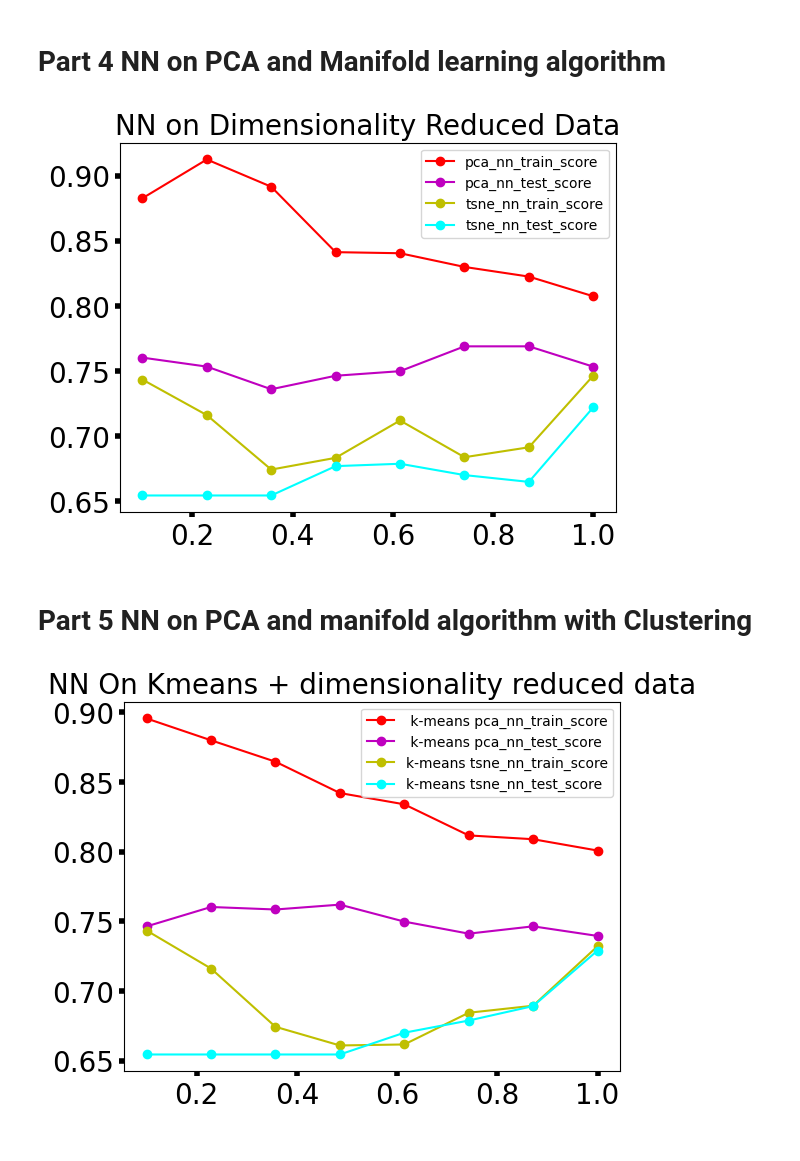
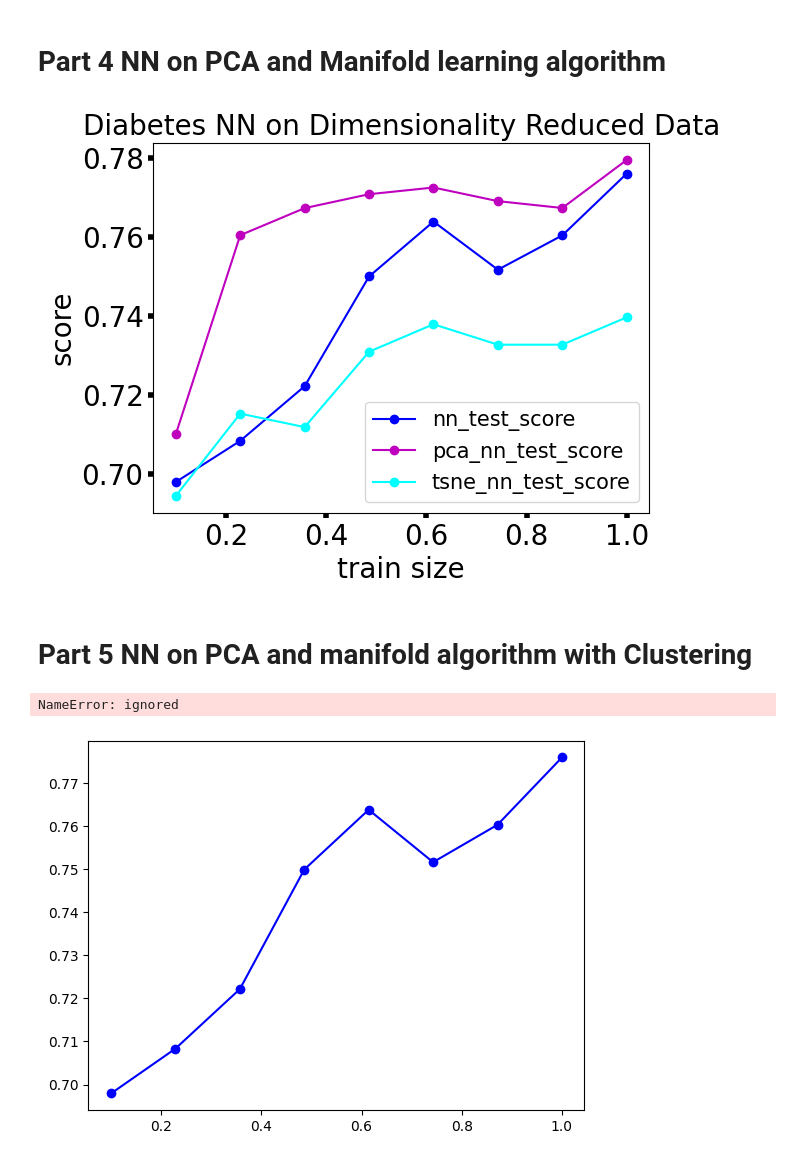
Before and after one commit to mlin3happy/ML-Learning, a Jupyter notebook: Unsupervised_Learning_Diabetes.ipynb, the cells around one changed output. Saved outputs shown, nothing was run; the diff lists cells and outputs as text; code cells hidden in the pictures.

```diff
--- a/Unsupervised_Learning_Diabetes.ipynb
+++ b/Unsupervised_Learning_Diabetes.ipynb
@@ -423,6 +476,7 @@ def NN_learner(x_train, x_test,y_train,y_test):
   dump(NNmodel,"model.joblib")
   estimator=load("model.joblib")
   NNmodel.fit(x_train,y_train)
+  test_loss=NNmodel.loss_curve_
   y_train_prediction=NNmodel.predict(x_train)
   y_test_prediction=NNmodel.predict(x_test)
   cross_validation_score=cross_val_score(NNmodel,X,y,cv=5).mean()
@@ -433,55 +487,67 @@ def NN_learner(x_train, x_test,y_train,y_test):
   train_score_mean=np.mean(train_score, axis=1)
   test_score_mean=valid_score.mean(axis=1)
 
-  return(train_score_mean,test_score_mean)
+  return(train_score_mean,test_score_mean, test_loss)
 # %%
 df=pd.read_csv("https://raw.githubusercontent.com/plotly/datasets/master/diabetes.csv", delimiter=",")
 df.dropna(inplace=True)
 X=df.drop(columns=['Outcome'])
+y=df['Outcome']
+scaler=StandardScaler()
+X_scaled=scaler.fit_transform(X)
+x_dataframe=pd.DataFrame(data=X_scaled, columns=df.columns[1:])
+x_train,x_test,y_train,y_test=train_test_split(x_dataframe,y,test_size=0.25, random_state=42)
 
-y=df['Outcome']
-x_train,x_test,y_train,y_test=train_test_split(X,y,test_size=0.25, random_state=42)
+
 data=x_train
 pca=PCA(random_state=42)
-pca_result=pca.fit_transform(X)
+pca_result=pca.fit_transform(x_dataframe)
 pca_df=pd.DataFrame(data=pca_result, columns=X.columns)
 pca_df_nn=pd.concat([pca_df,y], axis=1)
 X=pca_df_nn.drop(columns=['Outcome'])
 y=pca_df_nn['Outcome']
 x_train,x_test,y_train,y_test=train_test_split(X,y,test_size=0.25, random_state=42)
-pca_nn_train_score,pca_nn_test_score=NN_learner(x_train,x_test,y_train,y_test)
+pca_nn_train_score,pca_nn_test_scor, pca_loss=NN_learner(x_train,x_test,y_train,y_test)
 # print(pca_nn)
 # %%
 df=pd.read_csv("https://raw.githubusercontent.com/plotly/datasets/master/diabetes.csv", delimiter=",")
 df.dropna(inplace=True)
 X=df.drop(columns=['Outcome'])
+y=df['Outcome']
+X=scaler.fit_transform(X)
+x_dataframe=pd.DataFrame(data=X, columns=df.columns[1:])
+x_train,x_test,y_train,y_test=train_test_split(x_dataframe,y,test_size=0.25, random_state=42)
+nn_train_score,nn_test_score, nn_loss=NN_learner(x_train,x_test,y_train,y_test)
 
-y=df['Outcome']
-x_train,x_test,y_train,y_test=train_test_split(X,y,test_size=0.25, random_state=42)
+
 data=x_train
 from sklearn.manifold import TSNE
 tsne=TSNE(n_components=3, perplexity=300)
-tsne_result=tsne.fit_transform(X)
+tsne_result=tsne.fit_transform(x_dataframe)
 
 tsne_df=pd.DataFrame(data=tsne_result)
 tsne_df_nn=pd.concat([tsne_df,y], axis=1)
 X=tsne_df_nn.drop(columns=['Outcome'])
 y=tsne_df_nn['Outcome']
 x_train,x_test,y_train,y_test=train_test_split(X,y,test_size=0.25, random_state=42)
-tsne_nn_train_score,tsne_nn_test_score=NN_learner(x_train,x_test,y_train,y_test)
+tsne_nn_train_score,tsne_nn_test_score, tsne_loss=NN_learner(x_train,x_test,y_train,y_test)
 # %%
 train_sizes=np.linspace(0.1,1.0,8)
+# plt.plot(train_sizes, nn_train_score, marker='o', label='nn_train_score', c='g')
+plt.plot(train_sizes, nn_test_score, marker='o', label='nn_test_score', c='b')
 
-plt.plot(train_sizes, pca_nn_train_score, marker='o', label='pca_nn_train_score', c='r')
-plt.plot(train_sizes, pca_nn_test_score, marker='o', label='pca_nn_test_score', c='m')
-plt.plot(train_sizes, tsne_nn_train_score, marker='o', label='tsne_nn_train_score', c='y')
+# plt.plot(train_sizes, pca_nn_train_score, marker='o', label='pca_nn_train_score', c='r')
+plt.plot(train_sizes, pca_nn_test_scor, marker='o', label='pca_nn_test_score', c='m')
+# plt.plot(train_sizes, tsne_nn_train_score, marker='o', label='tsne_nn_train_score', c='y')
 plt.plot(train_sizes, tsne_nn_test_score, marker='o', label='tsne_nn_test_score', c='cyan')
-plt.legend()
+plt.xlabel("train size", fontsize=20)
+plt.ylabel("score", fontsize=20)
+plt.legend(fontsize=15)
 plt.tick_params(labelsize=20, width=4)
-plt.title("NN on Dimensionality Reduced Data", fontsize=20)
+plt.title("Diabetes NN on Dimensionality Reduced Data", fontsize=20)
 plt.show()
 # %% [output]
-[figure, old version]
+[figure, new version]
 # %% [markdown]
 # Part 5 NN on PCA and manifold algorithm with **Clustering**
 # %%
@@ -577,13 +648,16 @@ gmm_pca_nn_train_score,gmm_pca_nn_test_score=NN_learner(x_train,x_test,y_train,y
 # %%
 train_sizes=np.linspace(0.1,1.0,8)
-plt.plot(train_sizes, kmeans_pca_nn_train_score, marker='o', label=' k-means pca_nn_train_score', c='r')
+
+plt.plot(train_sizes, nn_test_score, marker='o', label='nn_test_score', c='b')
+
 plt.plot(train_sizes, kmeans_pca_nn_test_score, marker='o', label=' k-means pca_nn_test_score', c='m')
-plt.plot(train_sizes, kmeans_tsne_nn_train_score, marker='o', label='k-means tsne_nn_train_score', c='y')
+
 plt.plot(train_sizes, kmeans_tsne_nn_test_score, marker='o', label='k-means tsne_nn_test_score', c='cyan')
-plt.legend()
+plt.legend(fontsize=15)
 plt.tick_params(labelsize=20, width=4)
 plt.title("NN On Kmeans + dimensionality reduced data", fontsize=20)
 plt.show()
 # %% [output]
+NameError: ignored
-[figure, old version]
+[figure, new version]
 # %%
```
Also changed, not shown: parts of 16 cells of this notebook.
